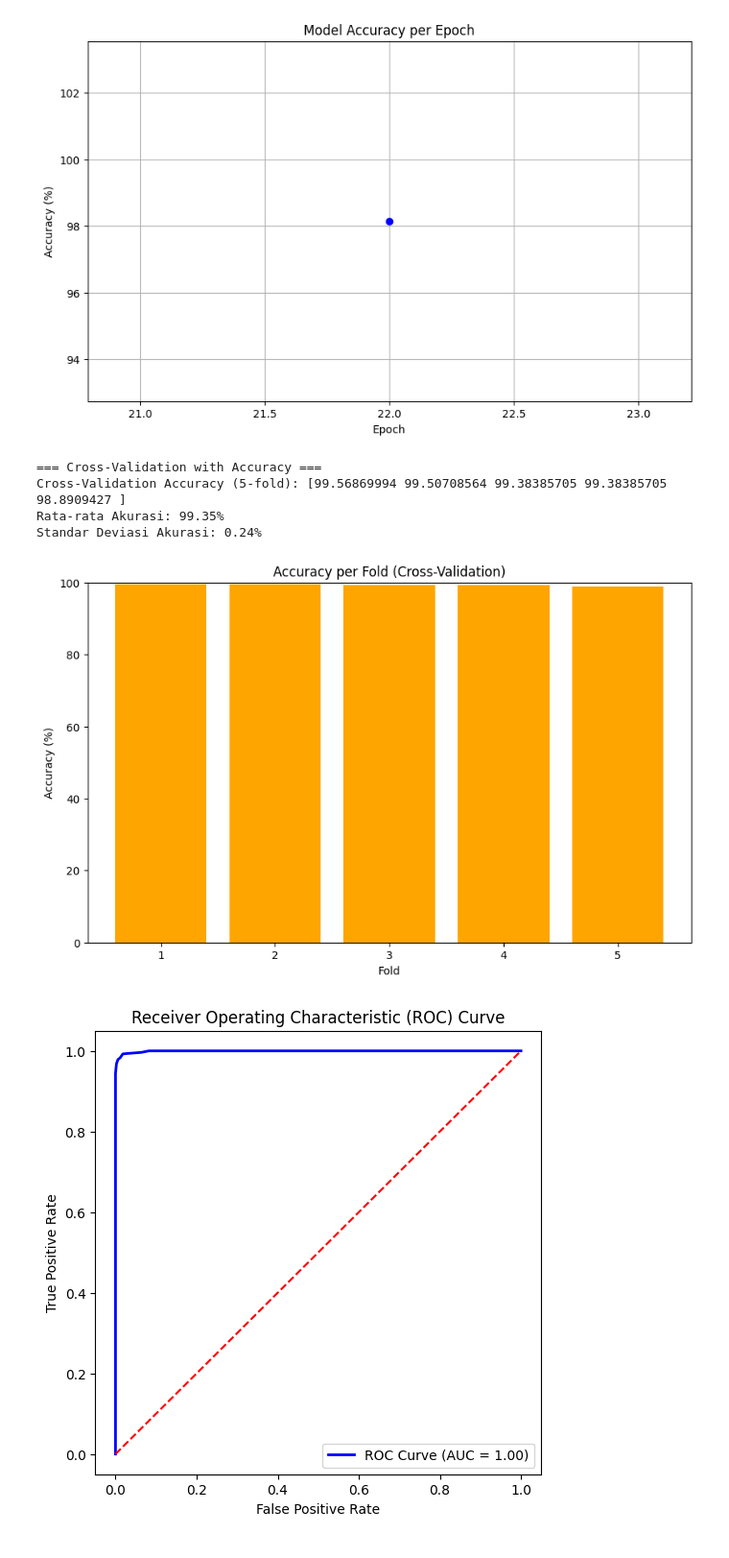
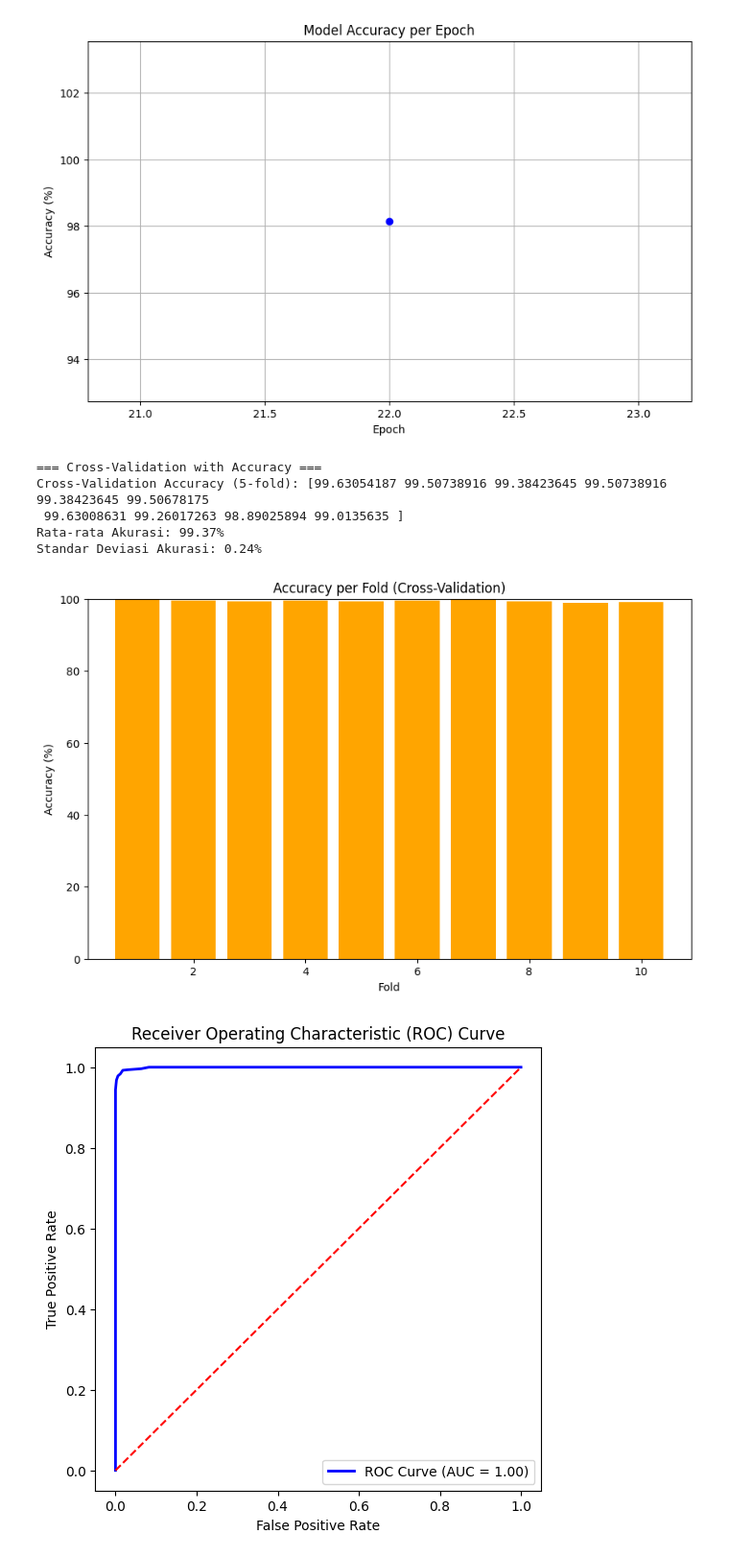
Before and after one commit to NaufalDekha002/NFD_MachineLearning, a Jupyter notebook: NFD_With_KNN.ipynb, the cells around one changed output. Shown at 96% size. Cells and saved outputs as stored; diff of their text form; code cells hidden in the pictures.

```diff
--- a/NFD_With_KNN.ipynb
+++ b/NFD_With_KNN.ipynb
@@ -228,27 +228,28 @@ plt.show()
 # %%
 # === Cross-Validation with Accuracy ===
 print("\n=== Cross-Validation with Accuracy ===")
 # Menggunakan cross_val_score untuk mendapatkan akurasi rata-rata dari setiap fold
-cv_scores = cross_val_score(knn, x_networkpatterns, y_encoded, cv=5, scoring='accuracy')
+cv_scores = cross_val_score(knn, x_networkpatterns, y_encoded, cv=10, scoring='accuracy')
 
 print(f"Cross-Validation Accuracy (5-fold): {cv_scores * 100}")
 print(f"Rata-rata Akurasi: {np.mean(cv_scores) * 100:.2f}%")
 print(f"Standar Deviasi Akurasi: {np.std(cv_scores) * 100:.2f}%")
 
 # Plotting Akurasi Cross-Validation
 plt.figure(figsize=(10, 6))
 plt.bar(range(1, len(cv_scores) + 1), cv_scores * 100, color='orange')
 plt.xlabel("Fold")
 plt.ylabel("Accuracy (%)")
 plt.title("Accuracy per Fold (Cross-Validation)")
 plt.ylim([0, 100])
 plt.show()
 # %% [output]
 === Cross-Validation with Accuracy ===
-Cross-Validation Accuracy (5-fold): [99.56869994 99.50708564 99.38385705 99.38385705 98.8909427 ]
-Rata-rata Akurasi: 99.35%
+Cross-Validation Accuracy (5-fold): [99.63054187 99.50738916 99.38423645 99.50738916 99.38423645 99.50678175
+ 99.63008631 99.26017263 98.89025894 99.0135635 ]
+Rata-rata Akurasi: 99.37%
 Standar Deviasi Akurasi: 0.24%
-[figure, old version]
+[figure, new version]
 # %%
 fpr, tpr, thresholds = roc_curve(y_networkpatterns_test, y_prob[:, 1])  # Probabilitas untuk Flood
 roc_auc = auc(fpr, tpr)
```
Also changed, not shown: parts of 2 cells of this notebook.
